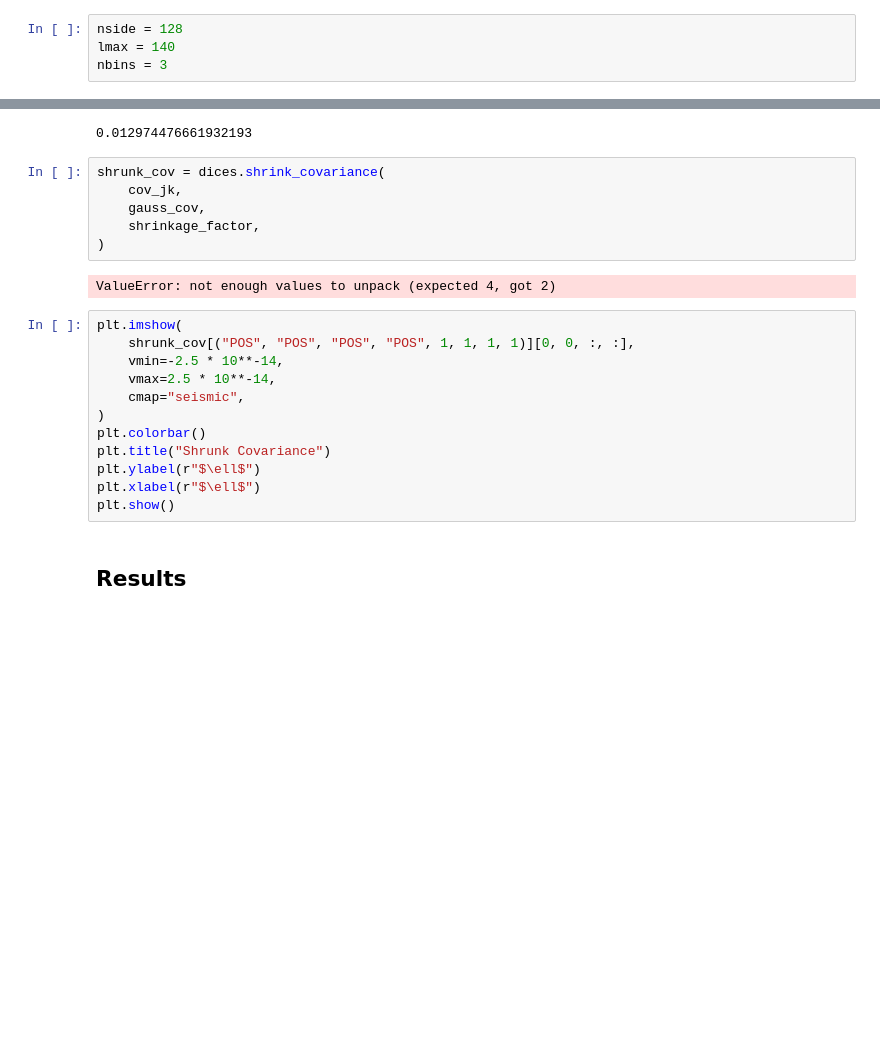
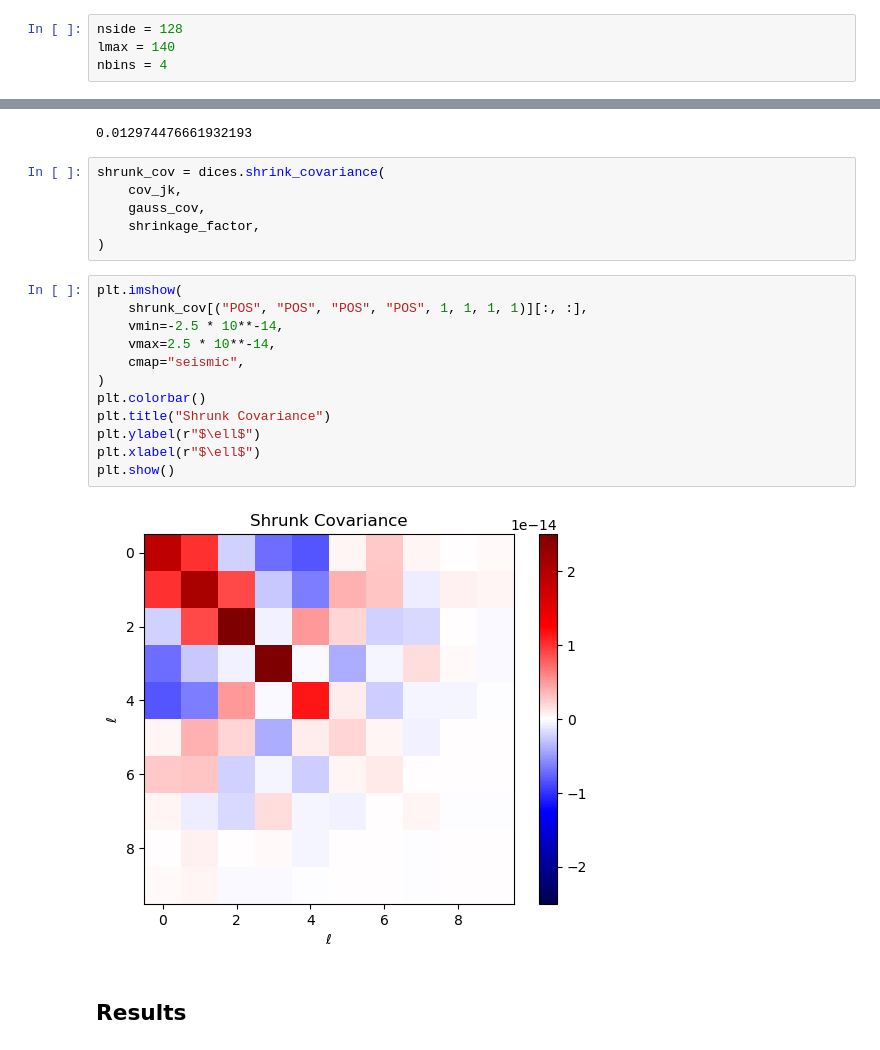
Before and after one commit to heracles-ec/heracles, a Jupyter notebook: examples/jackknife-covariance.ipynb, the cells around one changed output, grey strips where cells are left out. Saved outputs shown, nothing was run; the diff lists cells and outputs as text; blank space fills up the shorter version.

```diff
--- a/examples/jackknife-covariance.ipynb
+++ b/examples/jackknife-covariance.ipynb
@@ -40,7 +40,7 @@ This is the resolution parameter for measuring spectra from *HEALPix* maps.  Her
 # %%
 nside = 128
 lmax = 140
-nbins = 3
+nbins = 4
 # %% [markdown]
 ## Prepare maps
 # %% [markdown]
@@ -463,20 +342,20 @@ shrunk_cov = dices.shrink_covariance(
     gauss_cov,
     shrinkage_factor,
 )
-# %% [output]
-ValueError: not enough values to unpack (expected 4, got 2)
 # %%
 plt.imshow(
-    shrunk_cov[("POS", "POS", "POS", "POS", 1, 1, 1, 1)][0, 0, :, :],
+    shrunk_cov[("POS", "POS", "POS", "POS", 1, 1, 1, 1)][:, :],
     vmin=-2.5 * 10**-14,
     vmax=2.5 * 10**-14,
     cmap="seismic",
 )
 plt.colorbar()
 plt.title("Shrunk Covariance")
 plt.ylabel(r"$\ell$")
 plt.xlabel(r"$\ell$")
 plt.show()
+# %% [output]
+[figure, added]
 # %% [markdown]
 ## Results
 # %%
```
Also changed, not shown: parts of 12 cells of this notebook, 4 other files.
